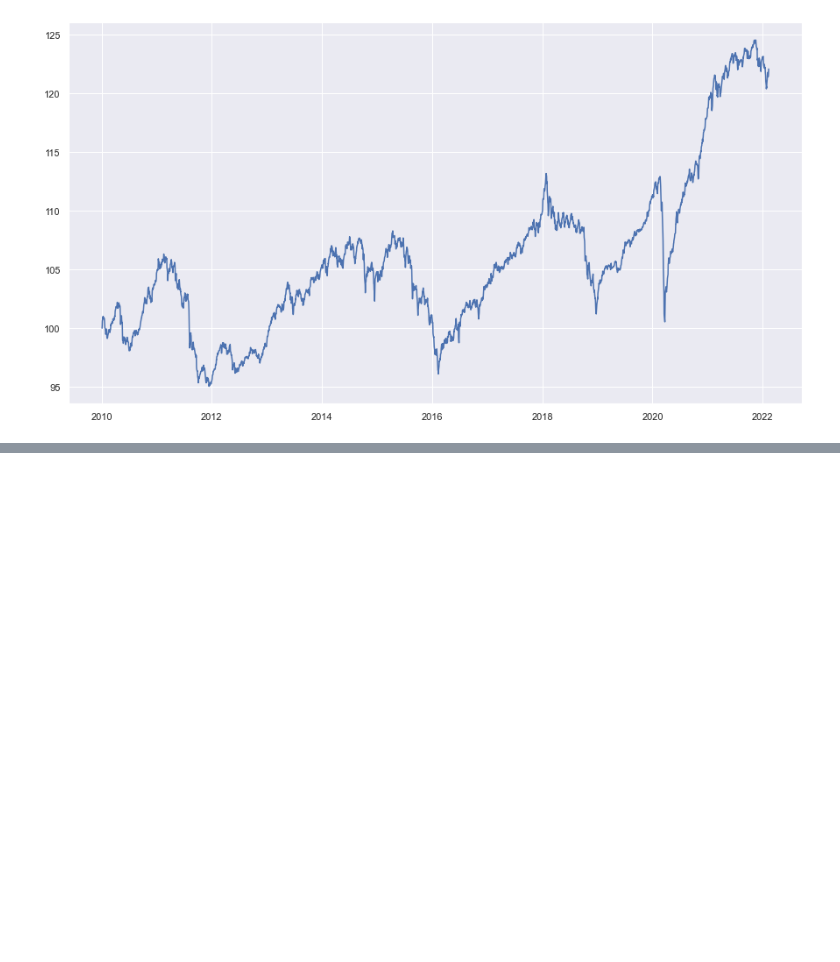
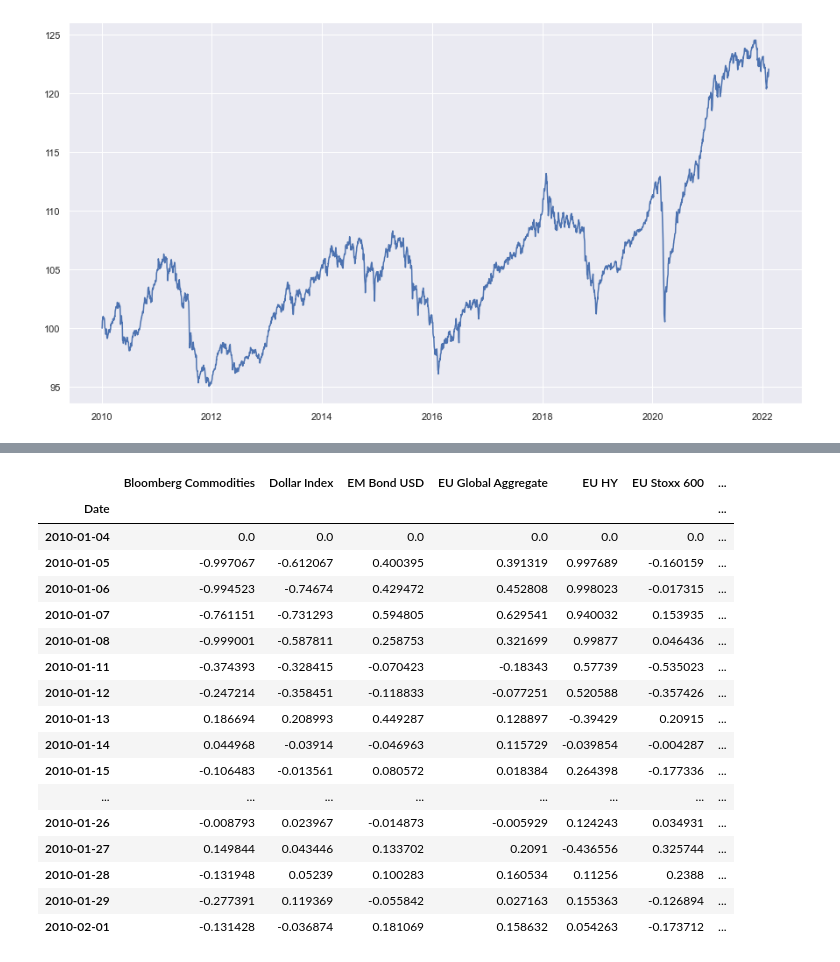
Before and after one commit to MikailINTech/DRL-for-Finance, a Jupyter notebook: drl_project_main.ipynb, the cells around one changed output, grey strips where cells are left out. Cells and saved outputs as stored; diff of their text form; code cells hidden in the pictures; blank space fills up the shorter version.

```diff
--- a/drl_project_main.ipynb
+++ b/drl_project_main.ipynb
@@ -126,3 +185,24 @@ weights_predicted.head()
+# %%
+weights_predicted.head(20)
+# %% [output]
+|  | Bloomberg Commodities | Dollar Index | EM Bond USD | EU Global Aggregate | EU HY | EU Stoxx 600 | ... |
+| Date |  |  |  |  |  |  | ... |
+| 2010-01-04 | 0.0 | 0.0 | 0.0 | 0.0 | 0.0 | 0.0 | ... |
+| 2010-01-05 | -0.997067 | -0.612067 | 0.400395 | 0.391319 | 0.997689 | -0.160159 | ... |
+| 2010-01-06 | -0.994523 | -0.74674 | 0.429472 | 0.452808 | 0.998023 | -0.017315 | ... |
+| 2010-01-07 | -0.761151 | -0.731293 | 0.594805 | 0.629541 | 0.940032 | 0.153935 | ... |
+| 2010-01-08 | -0.999001 | -0.587811 | 0.258753 | 0.321699 | 0.99877 | 0.046436 | ... |
+| 2010-01-11 | -0.374393 | -0.328415 | -0.070423 | -0.18343 | 0.57739 | -0.535023 | ... |
+| 2010-01-12 | -0.247214 | -0.358451 | -0.118833 | -0.077251 | 0.520588 | -0.357426 | ... |
+| 2010-01-13 | 0.186694 | 0.208993 | 0.449287 | 0.128897 | -0.39429 | 0.20915 | ... |
+| 2010-01-14 | 0.044968 | -0.03914 | -0.046963 | 0.115729 | -0.039854 | -0.004287 | ... |
+| 2010-01-15 | -0.106483 | -0.013561 | 0.080572 | 0.018384 | 0.264398 | -0.177336 | ... |
+| ... | ... | ... | ... | ... | ... | ... | ... |
+| 2010-01-26 | -0.008793 | 0.023967 | -0.014873 | -0.005929 | 0.124243 | 0.034931 | ... |
+| 2010-01-27 | 0.149844 | 0.043446 | 0.133702 | 0.2091 | -0.436556 | 0.325744 | ... |
+| 2010-01-28 | -0.131948 | 0.05239 | 0.100283 | 0.160534 | 0.11256 | 0.2388 | ... |
+| 2010-01-29 | -0.277391 | 0.119369 | -0.055842 | 0.027163 | 0.155363 | -0.126894 | ... |
+| 2010-02-01 | -0.131428 | -0.036874 | 0.181069 | 0.158632 | 0.054263 | -0.173712 | ... |
 # %%
 print('reward {:.4}'.format(env.get_reward(weights_predicted)))
 # %% [output]
```
Also changed, not shown: parts of 23 cells of this notebook, 2 other files.
